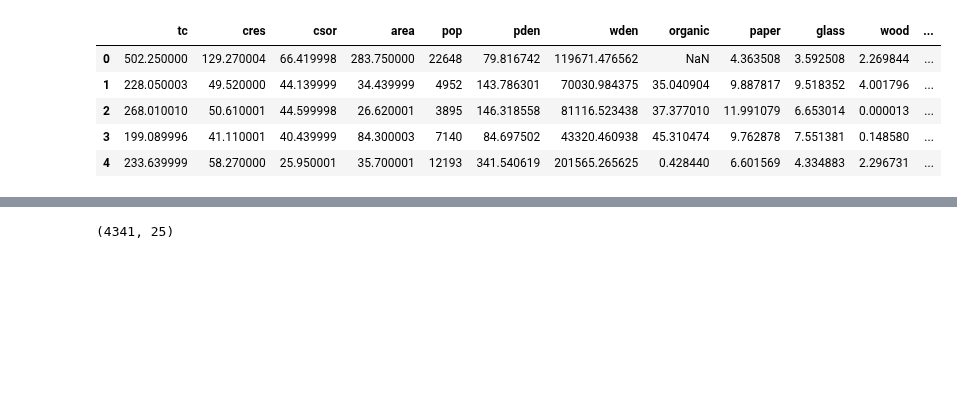
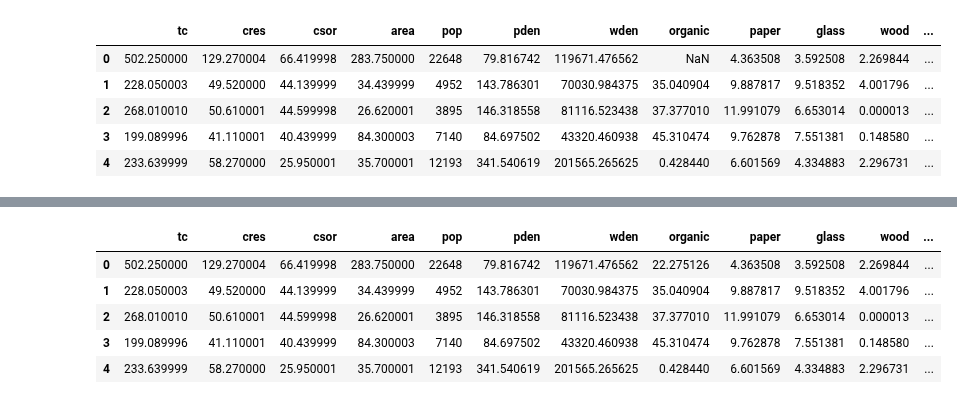
Before and after one commit to Gourav052003/Machine-Learning-Solutions-for-Predicting-Municipal-Waste-Costs-and-Sustainable-Resource-Management, a Jupyter notebook: Impact Analysis/Waste Generation.ipynb, the cells around one changed output, grey strips where cells are left out. Saved outputs shown, nothing was run; the diff lists cells and outputs as text; code cells hidden in the pictures; blank space fills up the shorter version.

```diff
--- a/Impact Analysis/Waste Generation.ipynb
+++ b/Impact Analysis/Waste Generation.ipynb
@@ -230,4 +132,9 @@ cres_missing_df.shape
 # %%
-numerical_df.shape
+numerical_df.head()
 # %% [output]
-(4341, 25)
+|  | tc | cres | csor | area | pop | pden | wden | organic | paper | glass | wood | ... |
+| 0 | 502.250000 | 129.270004 | 66.419998 | 283.750000 | 22648 | 79.816742 | 119671.476562 | 22.275126 | 4.363508 | 3.592508 | 2.269844 | ... |
+| 1 | 228.050003 | 49.520000 | 44.139999 | 34.439999 | 4952 | 143.786301 | 70030.984375 | 35.040904 | 9.887817 | 9.518352 | 4.001796 | ... |
+| 2 | 268.010010 | 50.610001 | 44.599998 | 26.620001 | 3895 | 146.318558 | 81116.523438 | 37.377010 | 11.991079 | 6.653014 | 0.000013 | ... |
+| 3 | 199.089996 | 41.110001 | 40.439999 | 84.300003 | 7140 | 84.697502 | 43320.460938 | 45.310474 | 9.762878 | 7.551381 | 0.148580 | ... |
+| 4 | 233.639999 | 58.270000 | 25.950001 | 35.700001 | 12193 | 341.540619 | 201565.265625 | 0.428440 | 6.601569 | 4.334883 | 2.296731 | ... |
```
Also changed, not shown: parts of 36 cells of this notebook.
